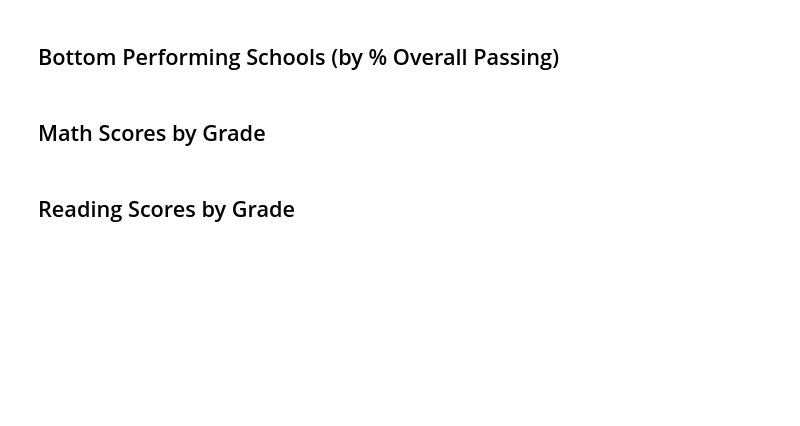
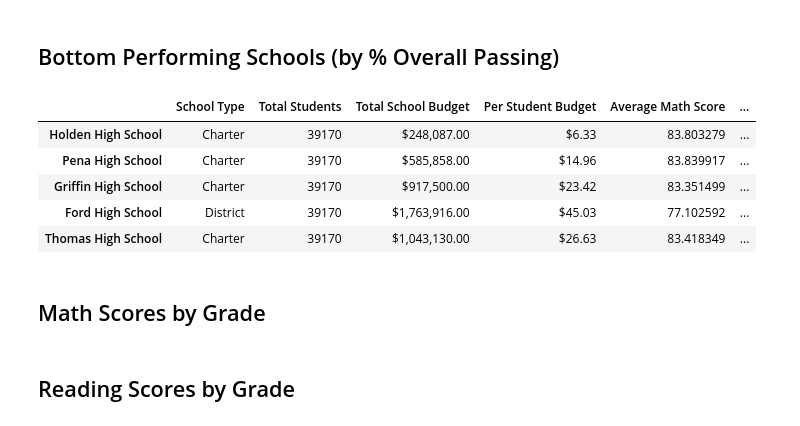
Before and after one commit to miatsivitse/pandas-challenge, a Jupyter notebook: PyCitySchools/PyCitySchools_Assignment.ipynb, the cells around one changed output. Drawn from its saved outputs; the diff is of its cells as text; code cells hidden in the pictures; blank space fills up the shorter version.

```diff
--- a/PyCitySchools/PyCitySchools_Assignment.ipynb
+++ b/PyCitySchools/PyCitySchools_Assignment.ipynb
@@ -289,8 +343,15 @@ descending_overall_passing_rate.head(5)
 ## Bottom Performing Schools (by % Overall Passing)
 # %%
 # Sort the schools by `% Overall Passing` in ascending order and display the top 5 rows.
-bottom_schools = overall_passing_rate.sortvalues("% Overall Passing")
-ascending_overall_passing_rate.head(5)
+bottom_schools = per_school_summary.sort_values("% Overall Passing")
+bottom_schools.head(5)
+# %% [output]
+|  | School Type | Total Students | Total School Budget | Per Student Budget | Average Math Score | ... |
+| Holden High School | Charter | 39170 | $248,087.00 | $6.33 | 83.803279 | ... |
+| Pena High School | Charter | 39170 | $585,858.00 | $14.96 | 83.839917 | ... |
+| Griffin High School | Charter | 39170 | $917,500.00 | $23.42 | 83.351499 | ... |
+| Ford High School | District | 39170 | $1,763,916.00 | $45.03 | 77.102592 | ... |
+| Thomas High School | Charter | 39170 | $1,043,130.00 | $26.63 | 83.418349 | ... |
 # %% [markdown]
 ## Math Scores by Grade
 # %%
```
Also changed, not shown: parts of 5 cells of this notebook.
